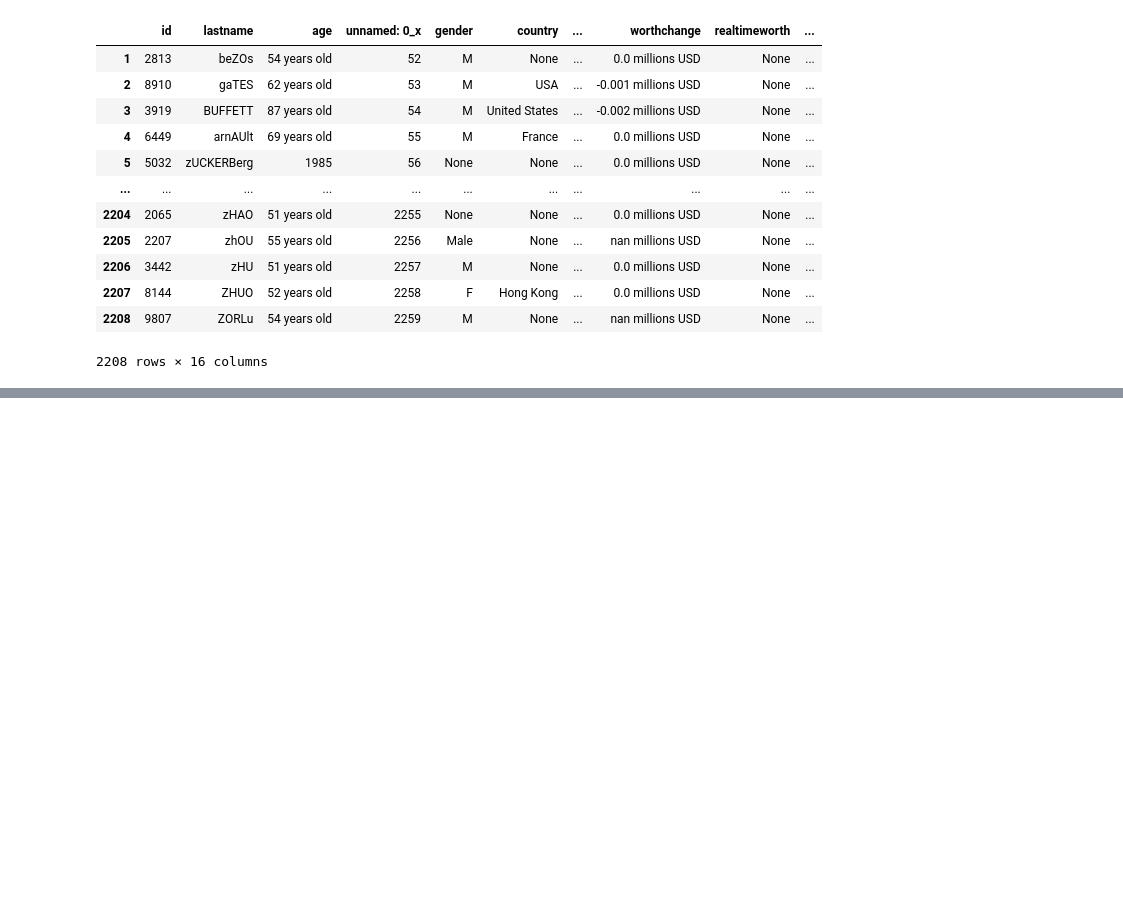
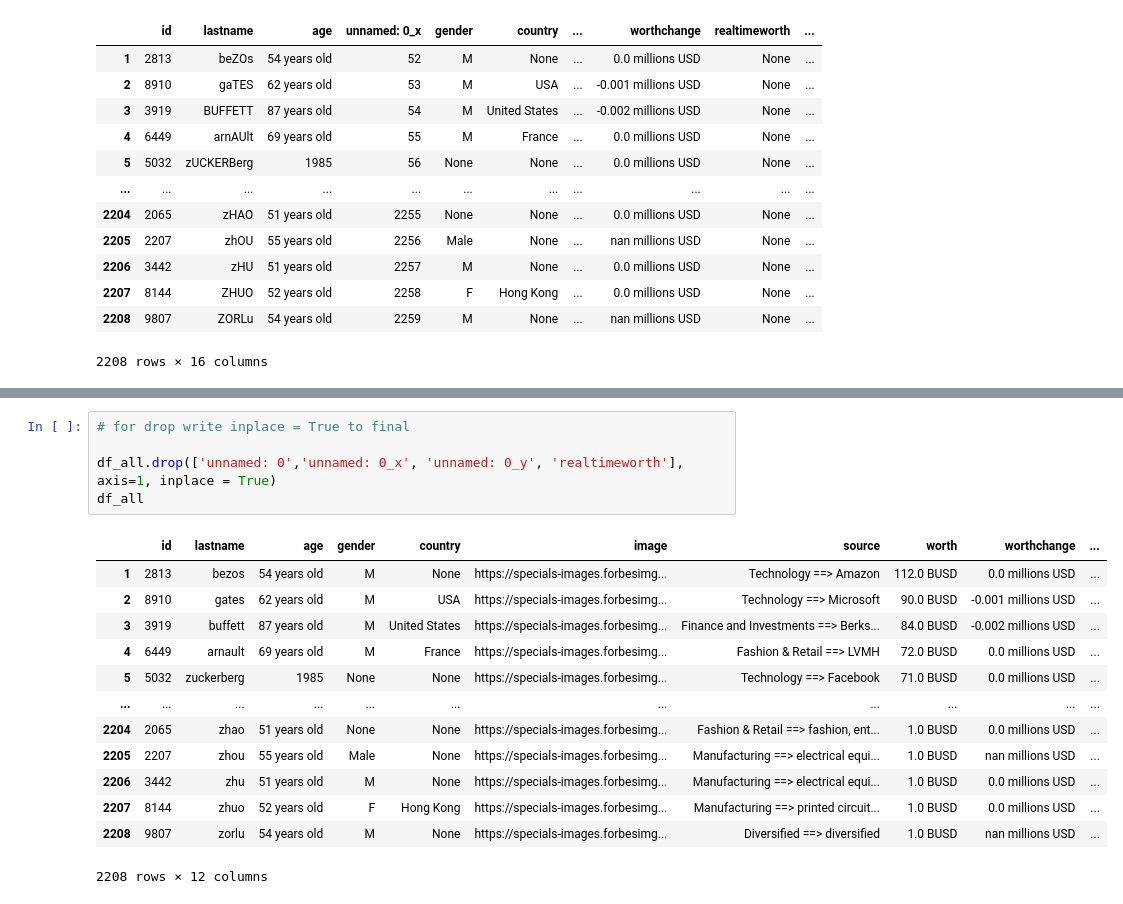
Before and after one commit to Emilioiron/Ironhack-Module-1-Project---Pandas-Python-Emilio-, a Jupyter notebook: notebooks/Notebook_1.ipynb, the cells around one changed output, grey strips where cells are left out. Saved outputs shown, nothing was run; the diff lists cells and outputs as text; blank space fills up the shorter version.

```diff
--- a/notebooks/Notebook_1.ipynb
+++ b/notebooks/Notebook_1.ipynb
@@ -376,0 +424,19 @@ df_all
+# %%
+# for drop write inplace = True to final
+
+df_all.drop(['unnamed: 0','unnamed: 0_x', 'unnamed: 0_y', 'realtimeworth'], axis=1, inplace = True)
+df_all
+# %% [output]
+|  | id | lastname | age | gender | country | image | source | worth | worthchange | ... |
+| 1 | 2813 | bezos | 54 years old | M | None | https://specials-images.forbesimg... | Technology ==> Amazon | 112.0 BUSD | 0.0 millions USD | ... |
+| 2 | 8910 | gates | 62 years old | M | USA | https://specials-images.forbesimg... | Technology ==> Microsoft | 90.0 BUSD | -0.001 millions USD | ... |
+| 3 | 3919 | buffett | 87 years old | M | United States | https://specials-images.forbesimg... | Finance and Investments ==> Berks... | 84.0 BUSD | -0.002 millions USD | ... |
+| 4 | 6449 | arnault | 69 years old | M | France | https://specials-images.forbesimg... | Fashion & Retail ==> LVMH | 72.0 BUSD | 0.0 millions USD | ... |
+| 5 | 5032 | zuckerberg | 1985 | None | None | https://specials-images.forbesimg... | Technology ==> Facebook | 71.0 BUSD | 0.0 millions USD | ... |
+| ... | ... | ... | ... | ... | ... | ... | ... | ... | ... | ... |
+| 2204 | 2065 | zhao | 51 years old | None | None | https://specials-images.forbesimg... | Fashion & Retail ==> fashion, ent... | 1.0 BUSD | 0.0 millions USD | ... |
+| 2205 | 2207 | zhou | 55 years old | Male | None | https://specials-images.forbesimg... | Manufacturing ==> electrical equi... | 1.0 BUSD | nan millions USD | ... |
+| 2206 | 3442 | zhu | 51 years old | M | None | https://specials-images.forbesimg... | Manufacturing ==> electrical equi... | 1.0 BUSD | 0.0 millions USD | ... |
+| 2207 | 8144 | zhuo | 52 years old | F | Hong Kong | https://specials-images.forbesimg... | Manufacturing ==> printed circuit... | 1.0 BUSD | 0.0 millions USD | ... |
+| 2208 | 9807 | zorlu | 54 years old | M | None | https://specials-images.forbesimg... | Diversified ==> diversified | 1.0 BUSD | nan millions USD | ... |
+2208 rows × 12 columns
```
Also changed, not shown: parts of 8 cells of this notebook.
